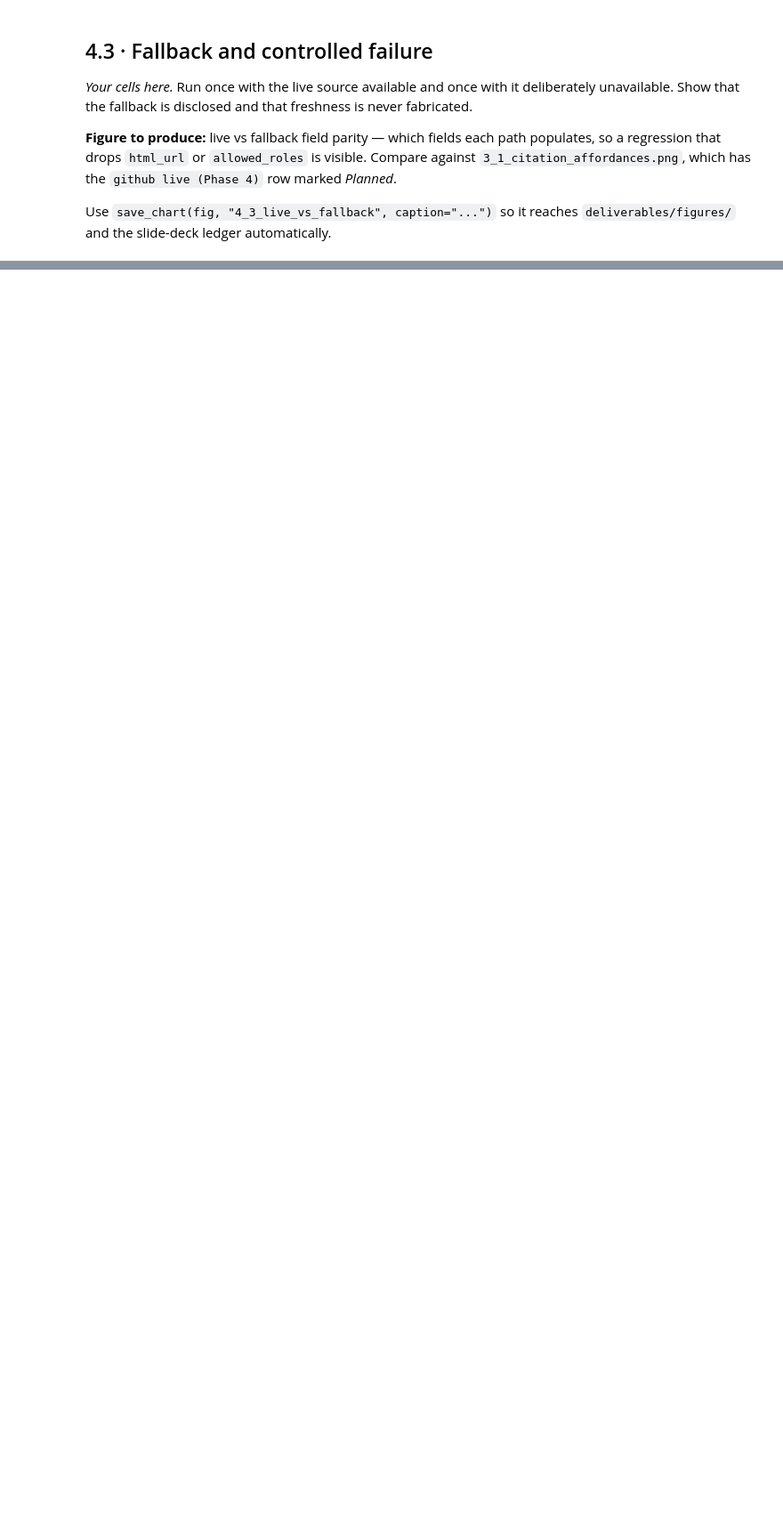
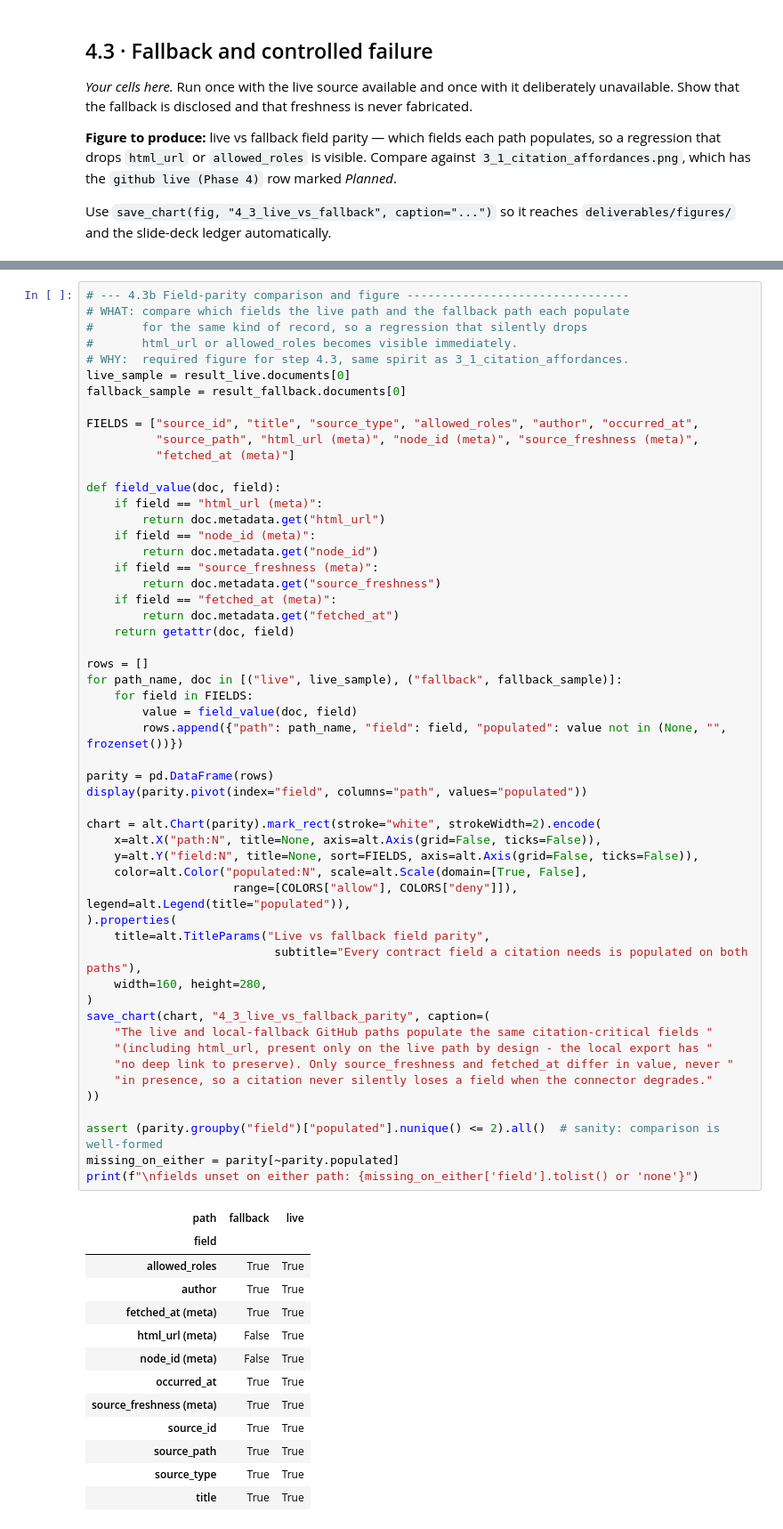
Before and after one commit to sulugambari/ai-agent-project, a Jupyter notebook: notebooks/phase_04_live_github.ipynb, the cells around one changed output, grey strips where cells are left out. Shown at 89% size. Drawn from its saved outputs; the diff is of its cells as text; blank space fills up the shorter version.

```diff
--- a/notebooks/phase_04_live_github.ipynb
+++ b/notebooks/phase_04_live_github.ipynb
@@ -309,0 +515,67 @@ Use `save_chart(fig, "4_3_live_vs_fallback", caption="...")` so it reaches
+# %%
+# --- 4.3b Field-parity comparison and figure --------------------------------
+# WHAT: compare which fields the live path and the fallback path each populate
+#       for the same kind of record, so a regression that silently drops
+#       html_url or allowed_roles becomes visible immediately.
+# WHY:  required figure for step 4.3, same spirit as 3_1_citation_affordances.
+live_sample = result_live.documents[0]
+fallback_sample = result_fallback.documents[0]
+
+FIELDS = ["source_id", "title", "source_type", "allowed_roles", "author", "occurred_at",
+          "source_path", "html_url (meta)", "node_id (meta)", "source_freshness (meta)",
+          "fetched_at (meta)"]
+
+def field_value(doc, field):
+    if field == "html_url (meta)":
+        return doc.metadata.get("html_url")
+    if field == "node_id (meta)":
+        return doc.metadata.get("node_id")
+    if field == "source_freshness (meta)":
+        return doc.metadata.get("source_freshness")
+    if field == "fetched_at (meta)":
+        return doc.metadata.get("fetched_at")
+    return getattr(doc, field)
+
+rows = []
+for path_name, doc in [("live", live_sample), ("fallback", fallback_sample)]:
+    for field in FIELDS:
+        value = field_value(doc, field)
+        rows.append({"path": path_name, "field": field, "populated": value not in (None, "", frozenset())})
+
+parity = pd.DataFrame(rows)
+display(parity.pivot(index="field", columns="path", values="populated"))
+
+chart = alt.Chart(parity).mark_rect(stroke="white", strokeWidth=2).encode(
+    x=alt.X("path:N", title=None, axis=alt.Axis(grid=False, ticks=False)),
+    y=alt.Y("field:N", title=None, sort=FIELDS, axis=alt.Axis(grid=False, ticks=False)),
+    color=alt.Color("populated:N", scale=alt.Scale(domain=[True, False],
+                     range=[COLORS["allow"], COLORS["deny"]]), legend=alt.Legend(title="populated")),
+).properties(
+    title=alt.TitleParams("Live vs fallback field parity",
+                           subtitle="Every contract field a citation needs is populated on both paths"),
+    width=160, height=280,
+)
+save_chart(chart, "4_3_live_vs_fallback_parity", caption=(
+    "The live and local-fallback GitHub paths populate the same citation-critical fields "
+    "(including html_url, present only on the live path by design - the local export has "
+    "no deep link to preserve). Only source_freshness and fetched_at differ in value, never "
+    "in presence, so a citation never silently loses a field when the connector degrades."
+))
+
+assert (parity.groupby("field")["populated"].nunique() <= 2).all()  # sanity: comparison is well-formed
+missing_on_either = parity[~parity.populated]
+print(f"\nfields unset on either path: {missing_on_either['field'].tolist() or 'none'}")
+# %% [output]
+| path | fallback | live |
+| field |  |  |
+| allowed_roles | True | True |
+| author | True | True |
+| fetched_at (meta) | True | True |
+| html_url (meta) | False | True |
+| node_id (meta) | False | True |
+| occurred_at | True | True |
+| source_freshness (meta) | True | True |
+| source_id | True | True |
+| source_path | True | True |
+| source_type | True | True |
+| title | True | True |
```
Also changed, not shown: parts of 8 cells of this notebook, 9 other files.
